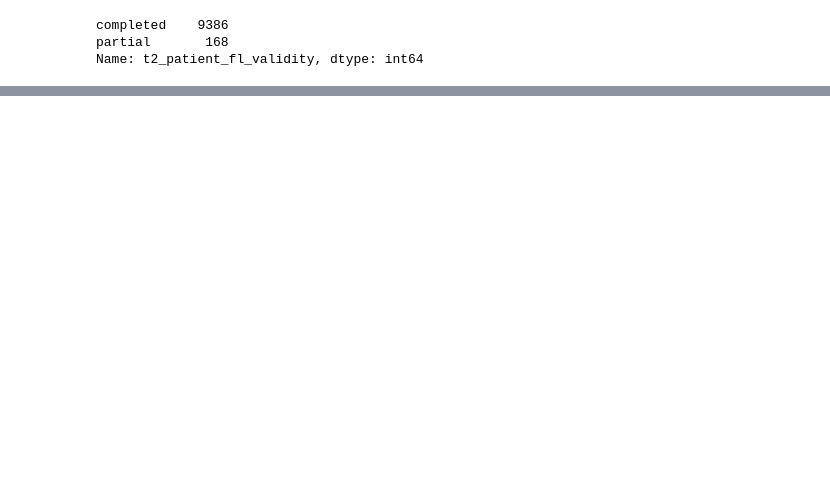
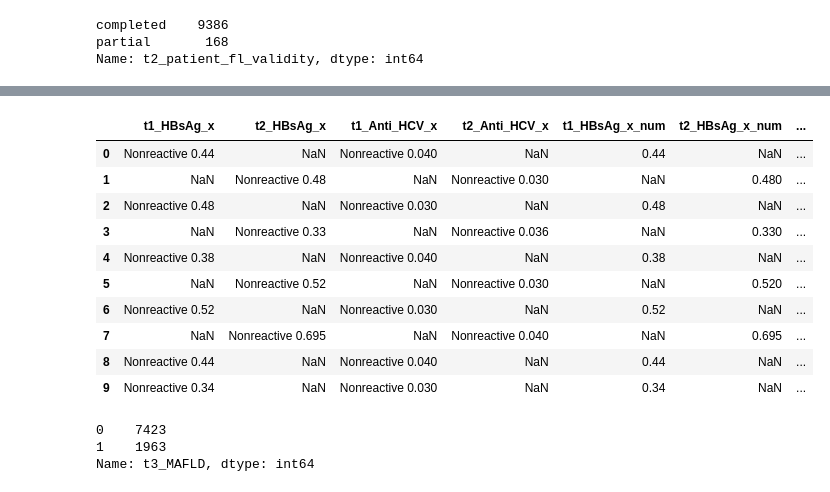
Before and after one commit to sizhe-chen11/fatty-liver-project, a Jupyter notebook: Fatty_Liver_Preprocessing.ipynb, the cells around one changed output, grey strips where cells are left out. Saved outputs shown, nothing was run; the diff lists cells and outputs as text; code cells hidden in the pictures; blank space fills up the shorter version.

```diff
--- a/Fatty_Liver_Preprocessing.ipynb
+++ b/Fatty_Liver_Preprocessing.ipynb
@@ -234,0 +251,10 @@ Name: t2_patient_fl_validity, dtype: int64
+# %%
+# Filter available data that can be applied to models
+df6 = df5[(df5['t1_MAFLD'] != -1) & (df5['t2_MAFLD'] != -1) & (df5['t3_MAFLD'] != -1) & (df5['t1_patient_fl_validity'] == 'completed')]
+
+# # Replace '\\N' with NaN
+# df6 = df6.replace('\\N', np.nan)
+
+# Drop ID relevant cols in the dataset
+columns_to_drop = ['CMRC_id', 't1_CMRC_id', 't2_CMRC_id', 't1_sid', 't2_sid', 't1_P_Number','t2_P_Number']
+df7 = df6.drop(columns=columns_to_drop)
@@ -234,0 +283,6 @@ Name: t2_patient_fl_validity, dtype: int64
+# %%
+df8 = df7[renamed_columns]
+df8['t3_MAFLD'] = df7['t3_MAFLD']
+
+pd.set_option('display.max_rows', None)
+print(df8.dtypes)
@@ -234,0 +343,34 @@ Name: t2_patient_fl_validity, dtype: int64
+# %%
+# Deal with HBsAg_x, Anti_HCV_x, (values eg. 陰性    0.351)
+# This function will extract the numeric values
+import re
+def extract_numeric_value(value):
+    pattern = r'\d+(\.\d+)?'  # 正则表达式模式，匹配一个或多个数字（包括小数点）
+    match = re.search(pattern, str(value))
+    if match:
+        return float(match.group())
+    else:
+        return None
+
+# extract numeric values for these cols and rename that as  *_num
+columns_to_extract = ['t1_HBsAg_x', 't2_HBsAg_x', 't1_Anti_HCV_x', 't2_Anti_HCV_x']
+
+df9 = df8.copy()
+for column in columns_to_extract:
+    new_column_name = column + '_num'
+    df9[new_column_name] = df9[column].apply(extract_numeric_value)
+
+# 检查结果
+df9[columns_to_extract + [column + '_num' for column in columns_to_extract]].head(10)
+# %% [output]
+|  | t1_HBsAg_x | t2_HBsAg_x | t1_Anti_HCV_x | t2_Anti_HCV_x | t1_HBsAg_x_num | t2_HBsAg_x_num | ... |
+| 0 | Nonreactive 0.44 | NaN | Nonreactive 0.040 | NaN | 0.44 | NaN | ... |
+| 1 | NaN | Nonreactive 0.48 | NaN | Nonreactive 0.030 | NaN | 0.480 | ... |
+| 2 | Nonreactive 0.48 | NaN | Nonreactive 0.030 | NaN | 0.48 | NaN | ... |
+| 3 | NaN | Nonreactive 0.33 | NaN | Nonreactive 0.036 | NaN | 0.330 | ... |
+| 4 | Nonreactive 0.38 | NaN | Nonreactive 0.040 | NaN | 0.38 | NaN | ... |
+| 5 | NaN | Nonreactive 0.52 | NaN | Nonreactive 0.030 | NaN | 0.520 | ... |
+| 6 | Nonreactive 0.52 | NaN | Nonreactive 0.030 | NaN | 0.52 | NaN | ... |
+| 7 | NaN | Nonreactive 0.695 | NaN | Nonreactive 0.040 | NaN | 0.695 | ... |
+| 8 | Nonreactive 0.44 | NaN | Nonreactive 0.040 | NaN | 0.44 | NaN | ... |
+| 9 | Nonreactive 0.34 | NaN | Nonreactive 0.030 | NaN | 0.34 | NaN | ... |
@@ -234,0 +392,7 @@ Name: t2_patient_fl_validity, dtype: int64
+# %%
+# check stats
+df9['t3_MAFLD'].value_counts(dropna=False)
+# %% [output]
+0    7423
+1    1963
+Name: t3_MAFLD, dtype: int64
```
Also changed, not shown: parts of 21 cells of this notebook.
